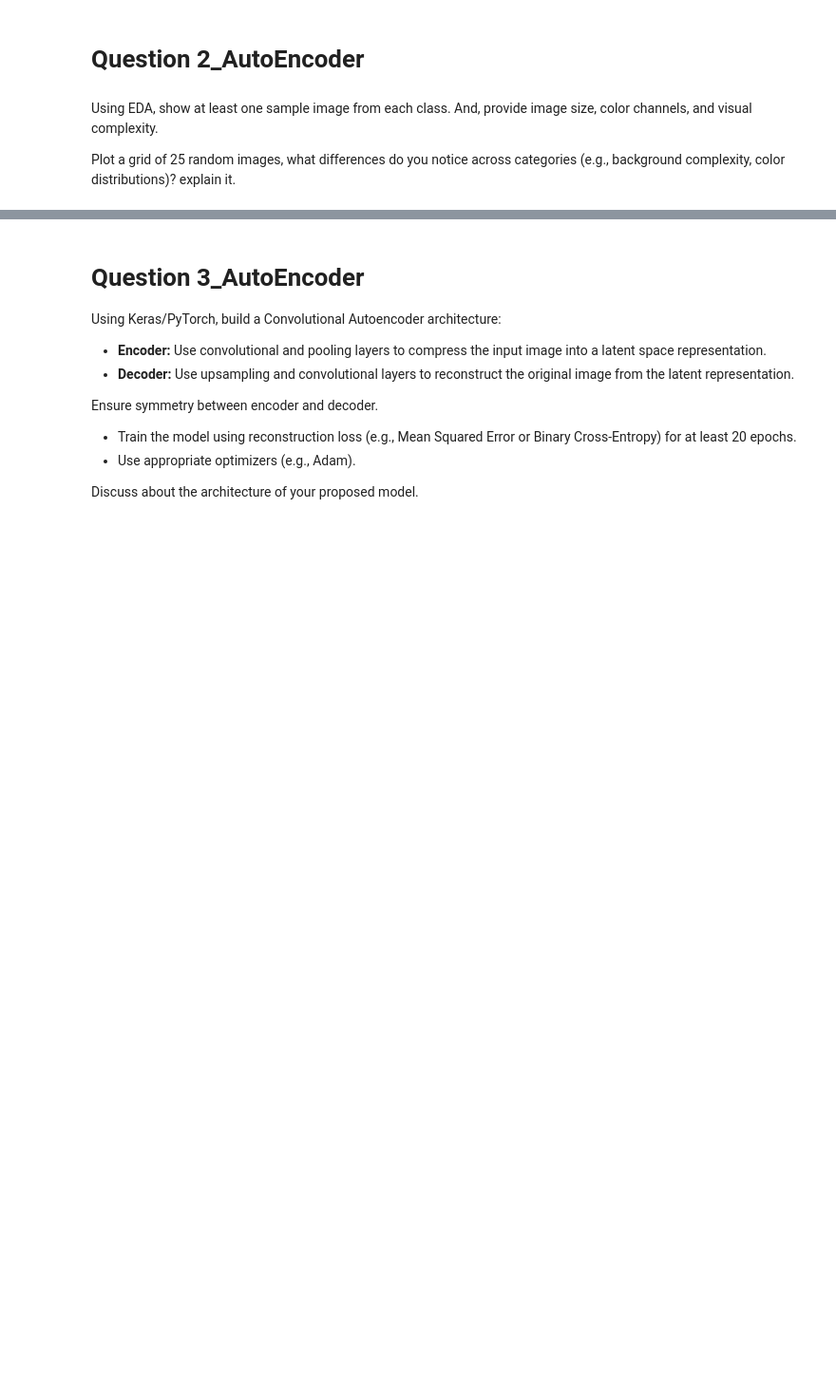
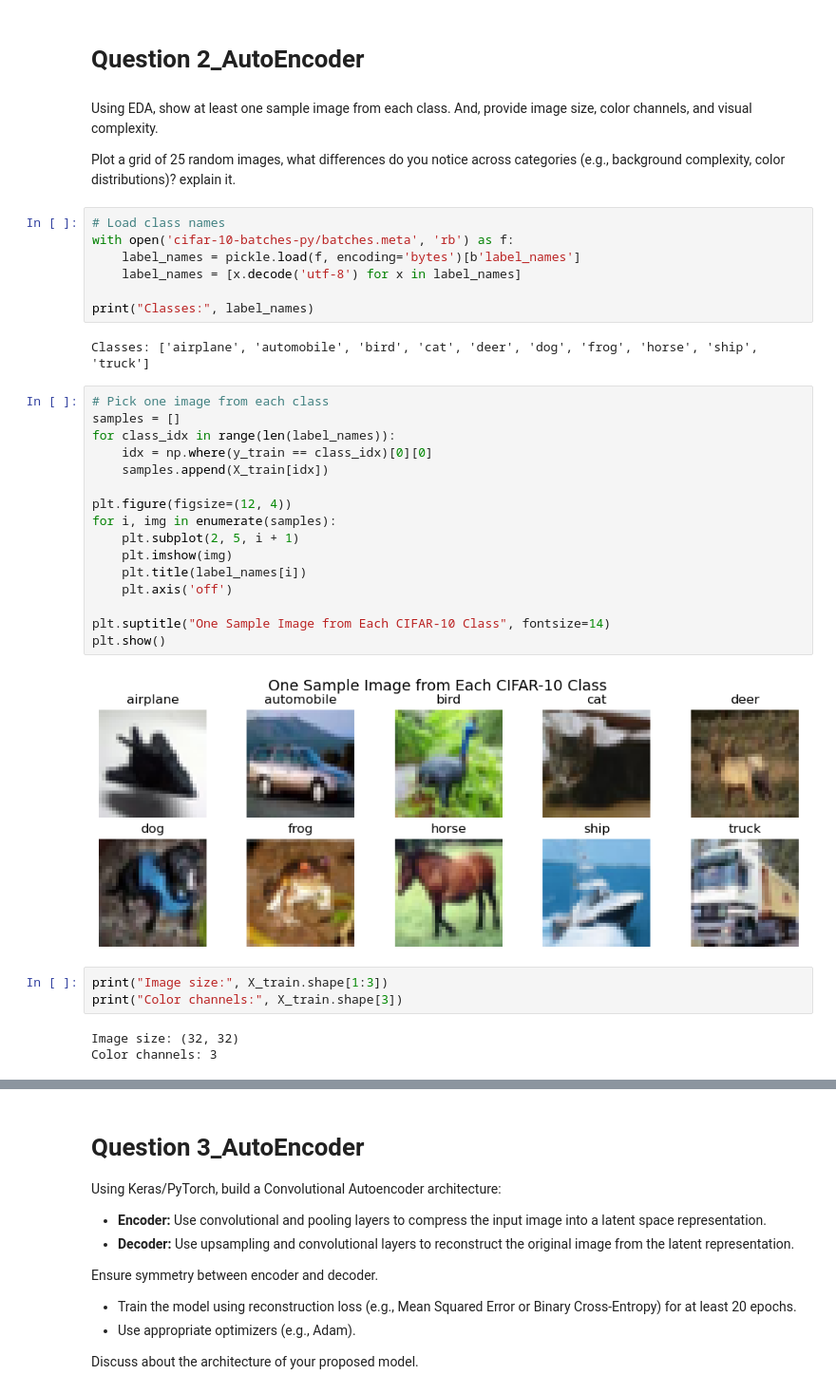
Before and after one commit to SmritiReddyy/ConvolutionalAutoEncoders, a Jupyter notebook: Assignment10_Autoencoders.ipynb, the cells around one changed output, grey strips where cells are left out. Shown at 95% size. Drawn from its saved outputs; the diff is of its cells as text; blank space fills up the shorter version.

```diff
--- a/Assignment10_Autoencoders.ipynb
+++ b/Assignment10_Autoencoders.ipynb
@@ -80,3 +83,36 @@ Other techniques:
 Using EDA, show at least one sample image from each class. And, provide image size, color channels, and visual complexity.
 
 Plot a grid of 25 random images, what differences do you notice across categories (e.g., background complexity, color distributions)? explain it.
+# %%
+# Load class names
+with open('cifar-10-batches-py/batches.meta', 'rb') as f:
+    label_names = pickle.load(f, encoding='bytes')[b'label_names']
+    label_names = [x.decode('utf-8') for x in label_names]
+
+print("Classes:", label_names)
+# %% [output]
+Classes: ['airplane', 'automobile', 'bird', 'cat', 'deer', 'dog', 'frog', 'horse', 'ship', 'truck']
+# %%
+# Pick one image from each class
+samples = []
+for class_idx in range(len(label_names)):
+    idx = np.where(y_train == class_idx)[0][0]
+    samples.append(X_train[idx])
+
+plt.figure(figsize=(12, 4))
+for i, img in enumerate(samples):
+    plt.subplot(2, 5, i + 1)
+    plt.imshow(img)
+    plt.title(label_names[i])
+    plt.axis('off')
+
+plt.suptitle("One Sample Image from Each CIFAR-10 Class", fontsize=14)
+plt.show()
+# %% [output]
+[figure, added]
+# %%
+print("Image size:", X_train.shape[1:3])
+print("Color channels:", X_train.shape[3])
+# %% [output]
+Image size: (32, 32)
+Color channels: 3
```
Also changed, not shown: parts of 4 cells of this notebook.
